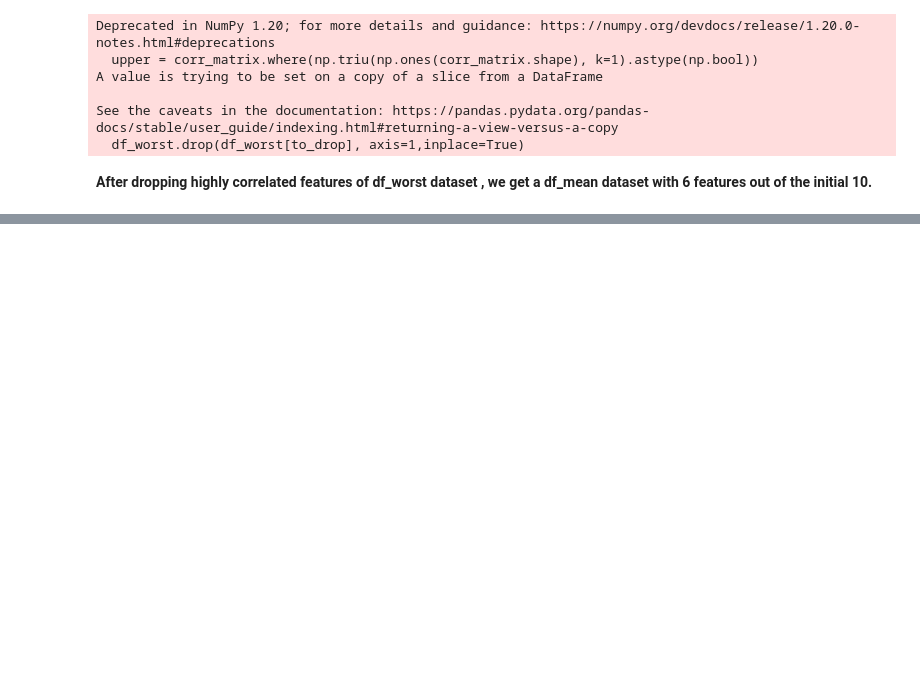
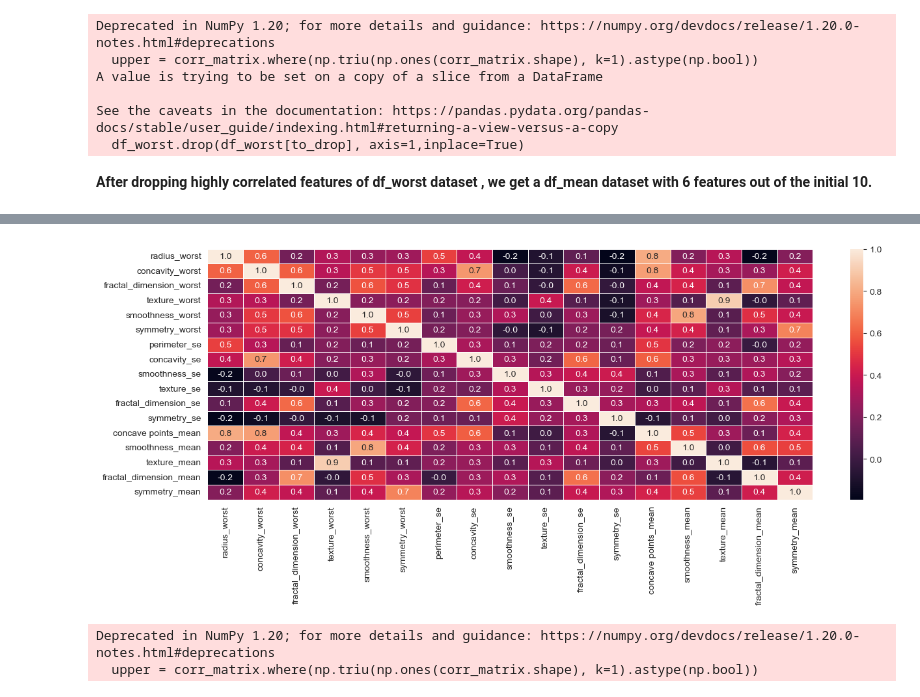
Before and after one commit to niconomist98/BreastCancerClassml, a Jupyter notebook: notebooks/EDAbreastCancer.ipynb, the cells around one changed output, grey strips where cells are left out. Drawn from its saved outputs; the diff is of its cells as text; code cells hidden in the pictures; blank space fills up the shorter version.

Commit message:
26 commit 10:49 am 24/09 , dropping highly correlated variables of our dataset

```diff
--- a/notebooks/EDAbreastCancer.ipynb
+++ b/notebooks/EDAbreastCancer.ipynb
@@ -484 +487,4 @@ df_se.to_parquet("../data/interim/df_se.parquet", index = False)
 df_mean.to_parquet("../data/interim/df_mean.parquet", index = False)
+# %%
+#merging the three datasets again to analize them.
+df_merged=pd.concat([df_worst.drop('diagnosis',axis=1),df_se.drop('diagnosis',axis=1),df_mean],axis=1)
@@ -484,0 +523,19 @@ df_mean.to_parquet("../data/interim/df_mean.parquet", index = False)
+# %%
+f, ax = plt.subplots(figsize = ( 15, 5))
+sns.heatmap(df_merged.drop('diagnosis',axis=1).corr(), annot = True, linewidth = 0.5, fmt = '.1f', ax = ax )
+plt.show()
+# %% [output]
+[figure, added]
+# %%
+# Create correlation matrix
+corr_matrix = df_merged.drop('diagnosis',axis=1).corr().abs()
+
+# Select upper triangle of correlation matrix
+upper = corr_matrix.where(np.triu(np.ones(corr_matrix.shape), k=1).astype(np.bool))
+
+# Find index of feature columns with correlation greater than 0.95
+to_drop = [column for column in upper.columns if any(upper[column] > 0.70)]
+df_merged.drop(df_merged[to_drop], axis=1,inplace=True)
+# %% [output]
+Deprecated in NumPy 1.20; for more details and guidance: https://numpy.org/devdocs/release/1.20.0-notes.html#deprecations
+  upper = corr_matrix.where(np.triu(np.ones(corr_matrix.shape), k=1).astype(np.bool))
```
Also changed, not shown: parts of 13 cells of this notebook.
